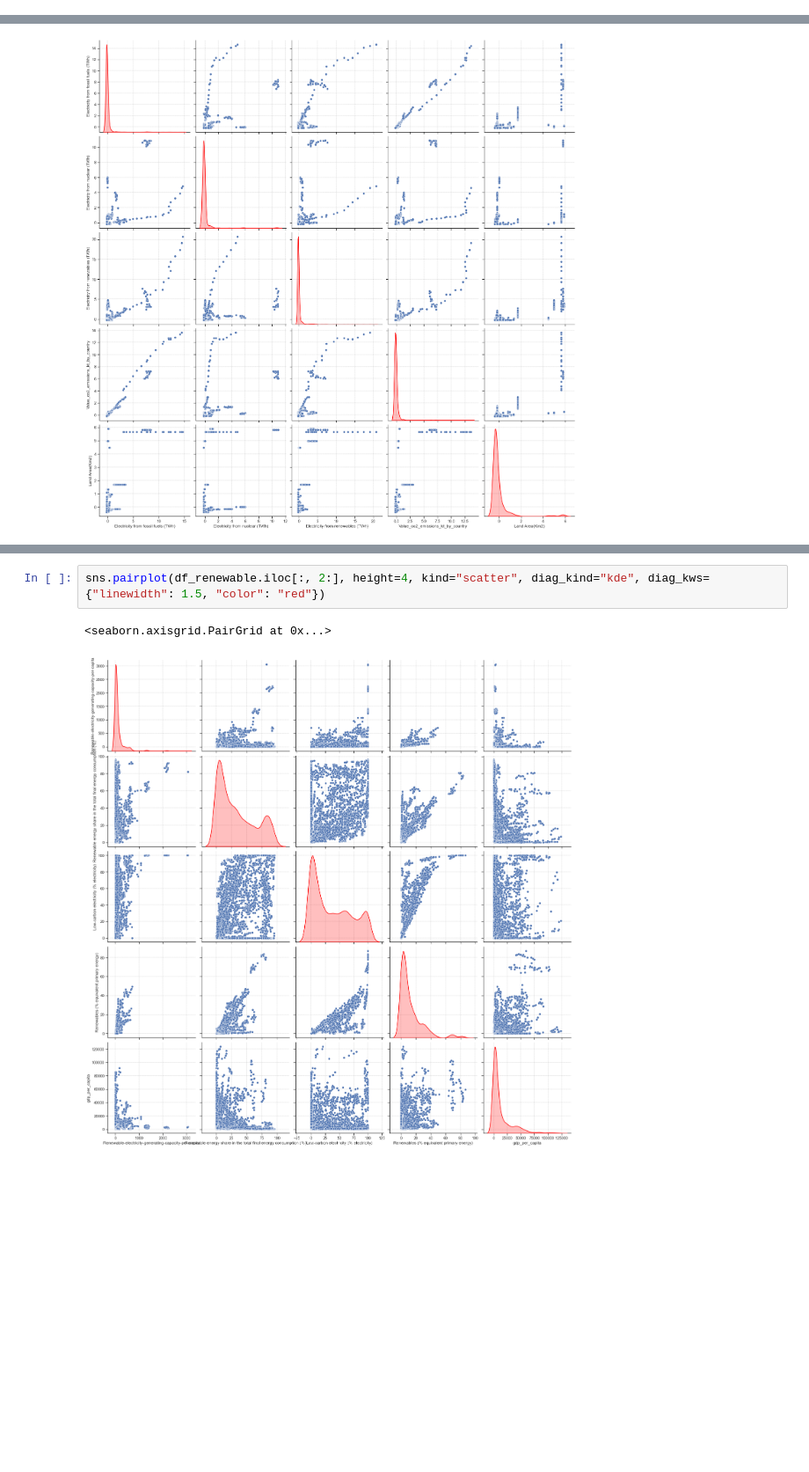
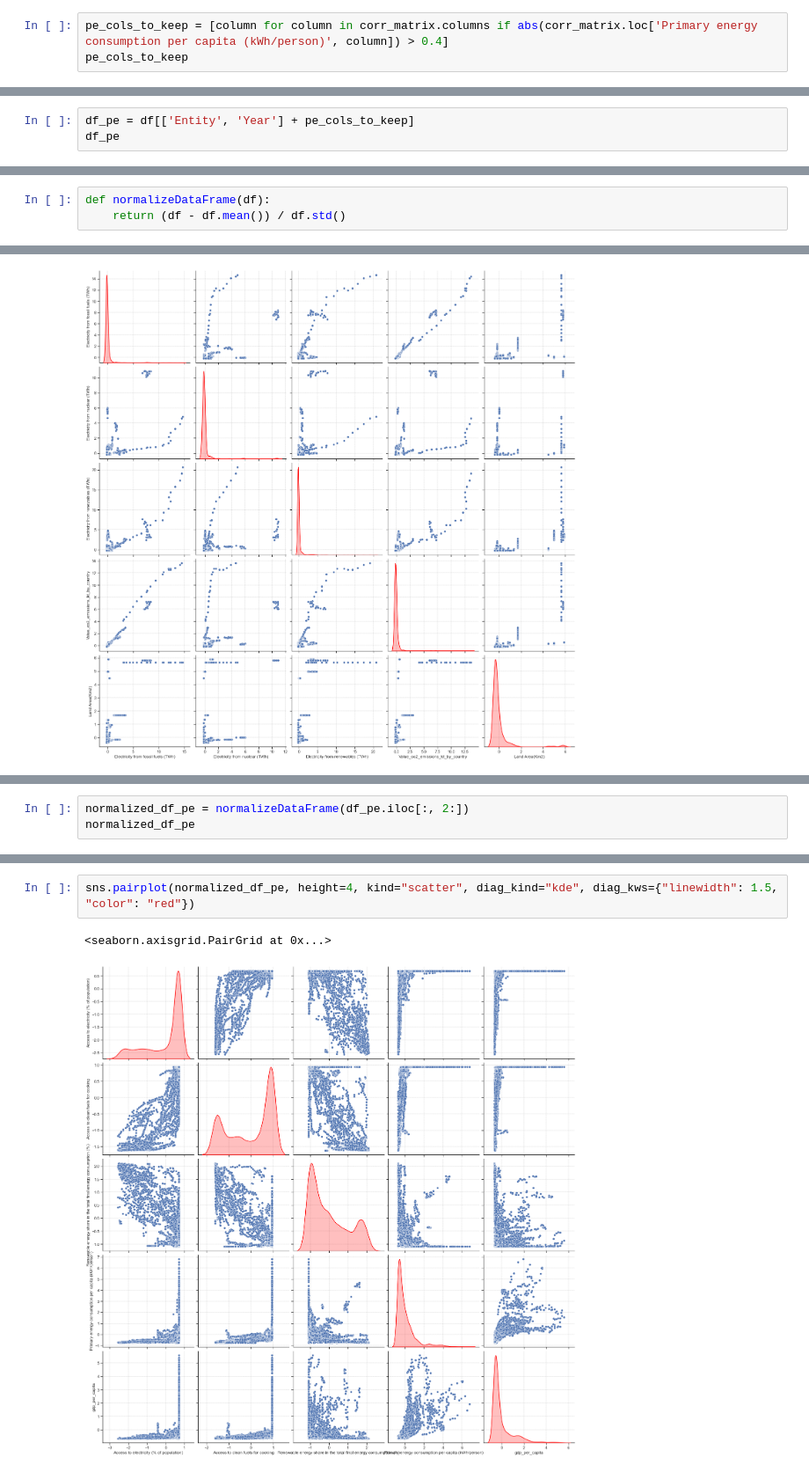
Before and after one commit to lethib/ME_8803_final_project, a Jupyter notebook: EDA/dataset_sampling.ipynb, the cells around one changed output, grey strips where cells are left out. Shown at 88% size. Cells and saved outputs as stored; diff of their text form; blank space fills up the shorter version.

```diff
--- a/EDA/dataset_sampling.ipynb
+++ b/EDA/dataset_sampling.ipynb
@@ -70,0 +93,3 @@ df_co2
+# %%
+pe_cols_to_keep = [column for column in corr_matrix.columns if abs(corr_matrix.loc['Primary energy consumption per capita (kWh/person)', column]) > 0.4]
+pe_cols_to_keep
@@ -70,0 +102,3 @@ df_co2
+# %%
+df_pe = df[['Entity', 'Year'] + pe_cols_to_keep]
+df_pe
@@ -102,0 +153,3 @@ Which of the features are well sampled (e.g., is it feasible that the samples of
+# %%
+def normalizeDataFrame(df):
+    return (df - df.mean()) / df.std()
@@ -117,0 +198,3 @@ sns.pairplot(normalized_df_co2, height=4, kind="scatter", diag_kind="kde", diag_
+# %%
+normalized_df_pe = normalizeDataFrame(df_pe.iloc[:, 2:])
+normalized_df_pe
@@ -118,5 +215,5 @@ sns.pairplot(normalized_df_co2, height=4, kind="scatter", diag_kind="kde", diag_
 # %%
-sns.pairplot(df_renewable.iloc[:, 2:], height=4, kind="scatter", diag_kind="kde", diag_kws={"linewidth": 1.5, "color": "red"})
+sns.pairplot(normalized_df_pe, height=4, kind="scatter", diag_kind="kde", diag_kws={"linewidth": 1.5, "color": "red"})
 # %% [output]
 <seaborn.axisgrid.PairGrid at 0x...>
-[figure, old version]
+[figure, new version]
```
Also changed, not shown: parts of 33 cells of this notebook.
